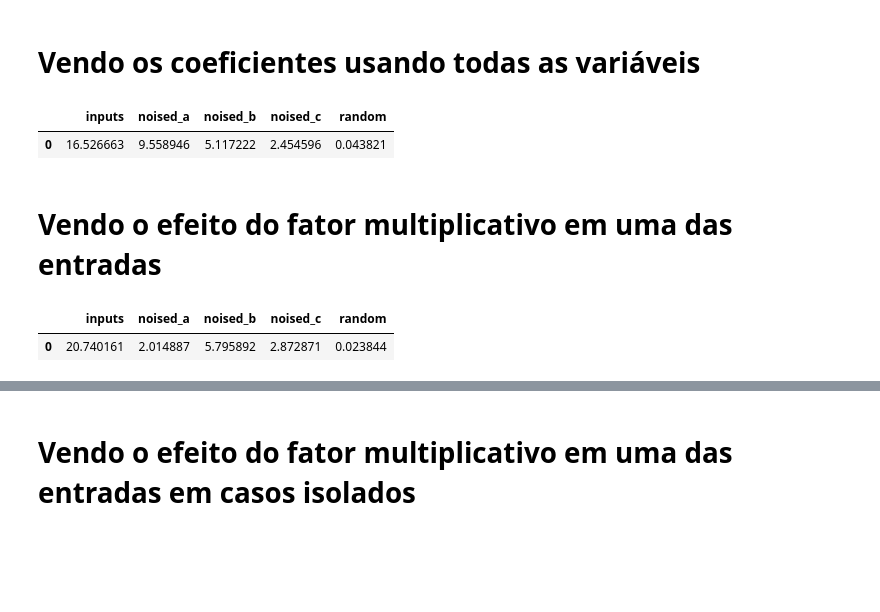
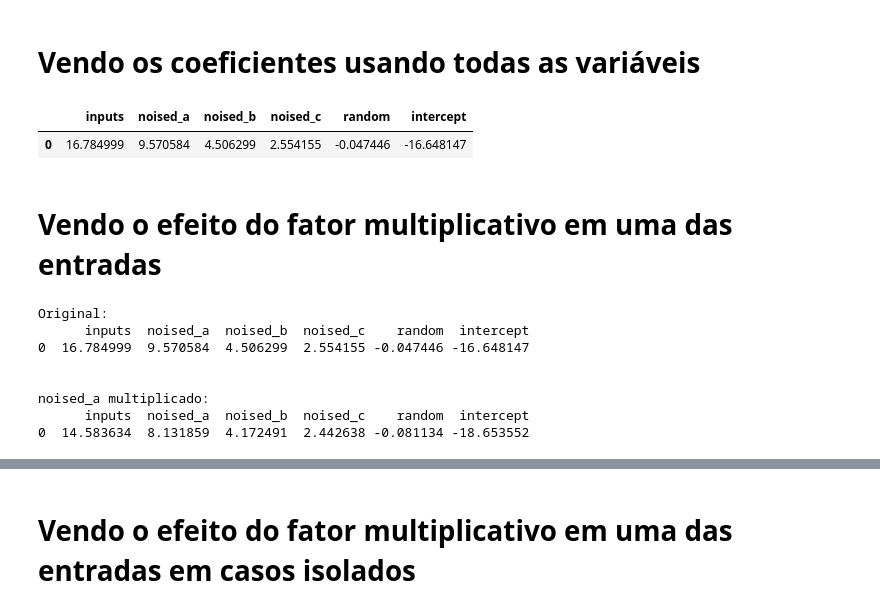
Before and after one commit to lmkawakami/misc-notebooks, a Jupyter notebook: 02_regressao_logistica/testando_coeficientes.ipynb, the cells around one changed output, grey strips where cells are left out. Drawn from its saved outputs; the diff is of its cells as text; code cells hidden in the pictures; blank space fills up the shorter version.

```diff
--- a/02_regressao_logistica/testando_coeficientes.ipynb
+++ b/02_regressao_logistica/testando_coeficientes.ipynb
@@ -118,27 +118,42 @@ O ruido afetou o coeficiente
 # %%
 X = df[['inputs','noised_a','noised_b','noised_c','random']]
 y = df['outputs']
 
 clf = LogisticRegression().fit(X, y)
 y_pred = clf.predict(X)
 y_proba = clf.predict_proba(X)
 
-pd.DataFrame(clf.coef_, columns=X.columns)
+original_coefs = pd.DataFrame(clf.coef_, columns=X.columns)
+original_coefs['intercept'] = clf.intercept_[0]
+original_coefs
 # %% [output]
-|  | inputs | noised_a | noised_b | noised_c | random |
-| 0 | 16.526663 | 9.558946 | 5.117222 | 2.454596 | 0.043821 |
+|  | inputs | noised_a | noised_b | noised_c | random | intercept |
+| 0 | 16.784999 | 9.570584 | 4.506299 | 2.554155 | -0.047446 | -16.648147 |
 # %% [markdown]
 # Vendo o efeito do fator multiplicativo em uma das entradas
 # %%
 X = df[['inputs','noised_a','noised_b','noised_c','random']].copy()
-X['noised_a'] = X['noised_a'].map(lambda vals: vals/10)
+X['noised_a'] = X['noised_a'].map(lambda vals: vals*2)
 y = df['outputs']
 
 clf = LogisticRegression().fit(X, y)
 y_pred = clf.predict(X)
 y_proba = clf.predict_proba(X)
 
-pd.DataFrame(clf.coef_, columns=X.columns)
+coefs = pd.DataFrame(clf.coef_, columns=X.columns)
+coefs['intercept'] = clf.intercept_[0]
+
+print("Original:")
+print(original_coefs)
+print('\n')
+print("noised_a multiplicado:")
+print(coefs)
 # %% [output]
-|  | inputs | noised_a | noised_b | noised_c | random |
-| 0 | 20.740161 | 2.014887 | 5.795892 | 2.872871 | 0.023844 |
+Original:
+      inputs  noised_a  noised_b  noised_c    random  intercept
+0  16.784999  9.570584  4.506299  2.554155 -0.047446 -16.648147
+
+
+noised_a multiplicado:
+      inputs  noised_a  noised_b  noised_c    random  intercept
+0  14.583634  8.131859  4.172491  2.442638 -0.081134 -18.653552
```
Also changed, not shown: parts of 11 cells of this notebook.
